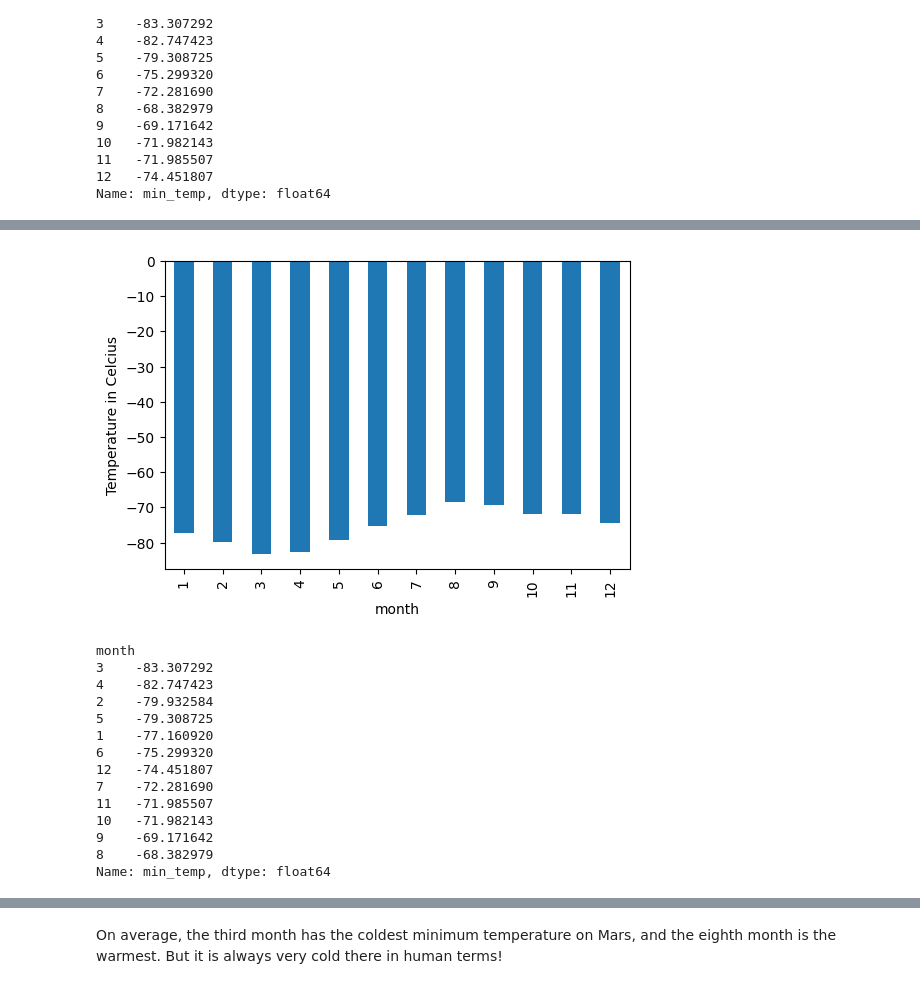
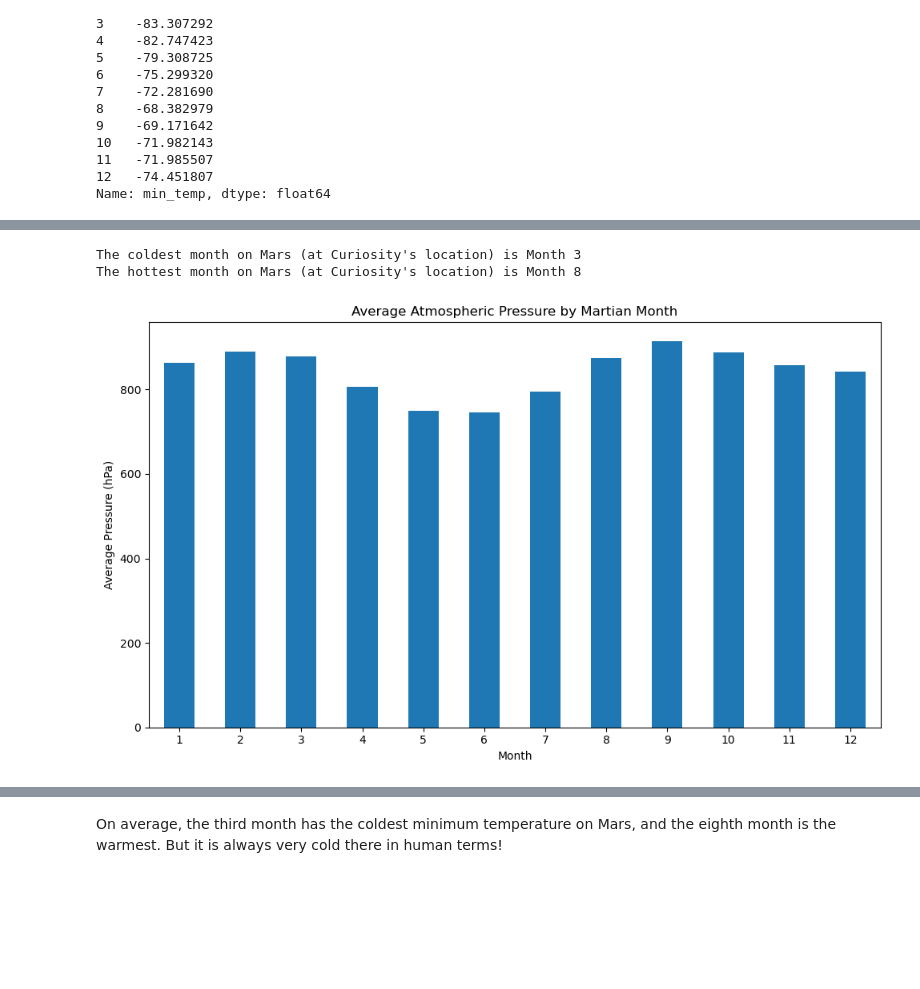
Before and after one commit to Mereissa/Module_11_Challenge, a Jupyter notebook: part_2_mars_weather.ipynb, the cells around one changed output, grey strips where cells are left out. Cells and saved outputs as stored; diff of their text form; code cells hidden in the pictures; blank space fills up the shorter version.

```diff
--- a/part_2_mars_weather.ipynb
+++ b/part_2_mars_weather.ipynb
@@ -37,0 +29,7 @@ headers = [header.get_text() for header in table.find_all('th')]
+# %%
+import requests
+# Send a GET request to the URL
+response = requests.get(url)
+
+# Create a BeautifulSoup object
+soup = BeautifulSoup(response.text, 'html.parser')
@@ -51,10 +65,16 @@ Assemble the scraped data into a Pandas DataFrame. The columns should have the s
 # Create an empty list
 data = []
 # Loop through the scraped data to create a list of rows
-for row in rows:
-    cells = row.find_all('td')
-    cells_text = [cell.get_text() for cell in cells]
-    data.append(cells_text)
+for row in rows[1:]:  # Start from index 1 to skip headers
+    data.append({
+        'id': int(row[0]),
+        'terrestrial_date': row[1],
+        'sol': int(row[2]),
+        'ls': float(row[3]),
+        'month': int(row[4]),
+        'min_temp': float(row[5]),
+        'pressure': float(row[6])
+    })
 # %%
 # Create a Pandas DataFrame by using the list of rows and a list of the column names
 df = pd.DataFrame(data, columns=headers)
@@ -88,10 +108,11 @@ pressure            object
 dtype: object
 # %%
 # Change data types for data analysis
+df['id'] = df['id'].astype(int)
 df['terrestrial_date'] = pd.to_datetime(df['terrestrial_date'])
-df['sol'] = df['sol'].astype('int64')
-df['month'] = df['month'].astype('int64')
-df['ls'] = df['ls'].astype('int64')
+df['sol'] = df['sol'].astype(int)
+df['ls'] = df['ls'].astype(float)
+df['month'] = df['month'].astype(int)
 df['min_temp'] = df['min_temp'].astype(float)
 df['pressure'] = df['pressure'].astype(float)
 # %%
@@ -170,26 +184,24 @@ Name: min_temp, dtype: float64
+# %%
+# Identify the coldest and hottest months in Curiosity's location
+coldest_month = avg_min_temp_by_month.idxmin()
+hottest_month = avg_min_temp_by_month.idxmax()
+
+# Print results
+print(f"The coldest month on Mars (at Curiosity's location) is Month {coldest_month}")
+print(f"The hottest month on Mars (at Curiosity's location) is Month {hottest_month}")
+# %% [output]
+The coldest month on Mars (at Curiosity's location) is Month 3
+The hottest month on Mars (at Curiosity's location) is Month 8
+# %%
+# 4. Average pressure by Martian month
+avg_pressure_by_month = df.groupby('month')['pressure'].mean()
 # %%
-# Plot the average temperature by month
-plt.figure(figsize=(6, 4))
-mintemp_month.plot(kind='bar')
-plt.xlabel('month')
-plt.ylabel('Temperature in Celcius')
+# Plot the average pressure by month
+plt.figure(figsize=(10, 6))
+avg_pressure_by_month.plot(kind='bar', xlabel='Month', ylabel='Average Pressure (hPa)',
+                           title='Average Atmospheric Pressure by Martian Month')
+plt.xticks(rotation=0)
+plt.tight_layout()
 plt.show()
 # %% [output]
-[figure, old version]
+[figure, new version]
-# %%
-mintemp_month.sort_values()
-# %% [output]
-month
-3    -83.307292
-4    -82.747423
-2    -79.932584
-5    -79.308725
-1    -77.160920
-6    -75.299320
-12   -74.451807
-7    -72.281690
-11   -71.985507
-10   -71.982143
-9    -69.171642
-8    -68.382979
-Name: min_temp, dtype: float64
```
Also changed, not shown: parts of 15 cells of this notebook, 3 other files.
